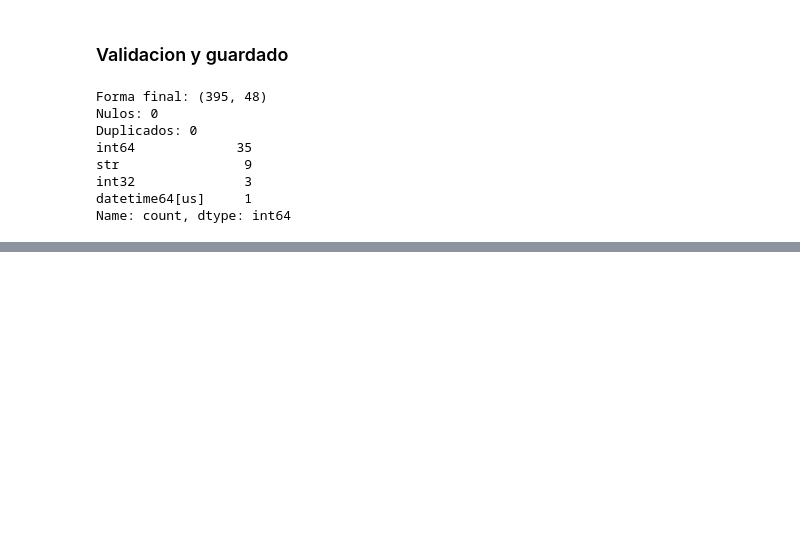
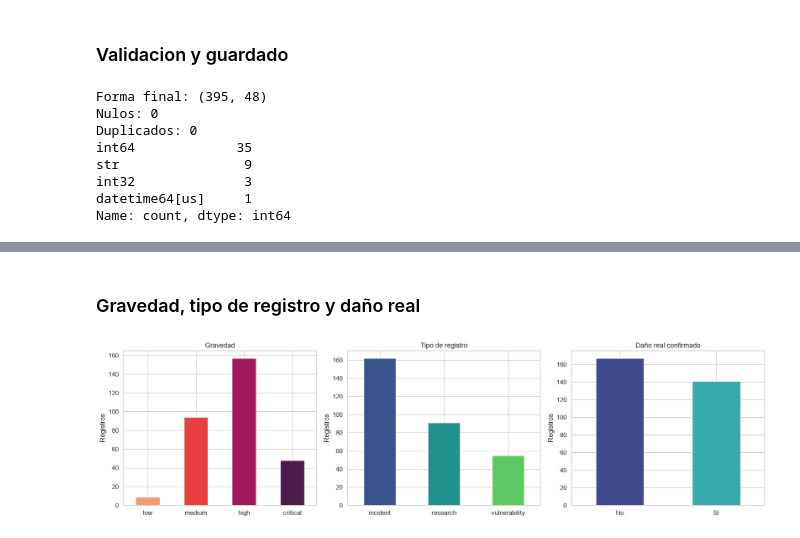
Before and after one commit to jeriel169017-a11y/Mineria-1, a Jupyter notebook: analisis_ia.ipynb, the cells around one changed output, grey strips where cells are left out. Drawn from its saved outputs; the diff is of its cells as text; code cells hidden in the pictures; blank space fills up the shorter version.

Commit message:
Progreso EDA
Empieza EDA del dataset de incidentes

```diff
--- a/analisis_ia.ipynb
+++ b/analisis_ia.ipynb
@@ -123,0 +184,15 @@ Name: count, dtype: int64
+# %%
+# Filtramos para quitar las columnas policy y report
+sns.set_theme(style="whitegrid", palette="viridis", font_scale=1.1)
+pd.set_option("display.max_columns", None)
+
+df = pd.read_csv("incidentes_limpio_es.csv", parse_dates=["fecha"])
+print("Antes del filtro:", df.shape)
+
+# Quitamos policy y report
+df = df[~df["tipo_registro"].isin(["policy", "report"])].reset_index(drop=True)
+print("Después del filtro:", df.shape)
+
+atk_cols = [c for c in df.columns if c.startswith("ataque_")]
+reg_cols = [c for c in df.columns if c.startswith("region_")]
+orden_grav = ["low", "medium", "high", "critical"] #Acomodamos los valores por su nivel critico
@@ -123,0 +241,26 @@ Name: count, dtype: int64
+# %% [markdown]
+### Gravedad, tipo de registro y daño real
+# %%
+#Creamos graficos que van a medir 3 variables, gravedad, tipo de registro y daño real confirmado
+fig, ax = plt.subplots(1, 3, figsize=(18, 5)) #Tamaño de cada grafico y orden de los sub graficos
+
+g = df["gravedad"].value_counts().reindex(orden_grav) #Cuenta cada columna de gravedad y los ordena
+g.plot(kind="bar", ax=ax[0], color=sns.color_palette("rocket_r", len(g))) #Estilo de grafico
+ax[0].set_title("Gravedad") #Definimos el titulo
+
+t = df["tipo_registro"].value_counts() #Cuenta los registros de la variable tipo_registro
+t.plot(kind="bar", ax=ax[1], color=sns.color_palette("viridis", len(t)))#Estilo de grafico
+ax[1].set_title("Tipo de registro")#Definimos el titulo
+
+d = df["dano_real_confirmado"].map({0: "No", 1: "Sí"}).value_counts() #Mapeamos ordenando el 0 como no y el 1 como si y acomodandolos con base a su suma
+d.plot(kind="bar", ax=ax[2], color=sns.color_palette("mako", len(d))) #Estilo de grafico
+ax[2].set_title("Daño real confirmado") #Definimos titulo
+
+for a in ax:
+    a.set_xlabel("") #Borra el texto horizontal del eje
+    a.set_ylabel("Registros") #Coloca el texto en la parte vertical
+    a.tick_params(axis="x", rotation=0) #Deja horizontales los nombres de las categorías del eje X
+plt.tight_layout() #Evita que los titulos y barras se interpongan entre si
+plt.show() #Muestra el resultado
+# %% [output]
+[figure, added]
```
Also changed, not shown: parts of 10 cells of this notebook.
